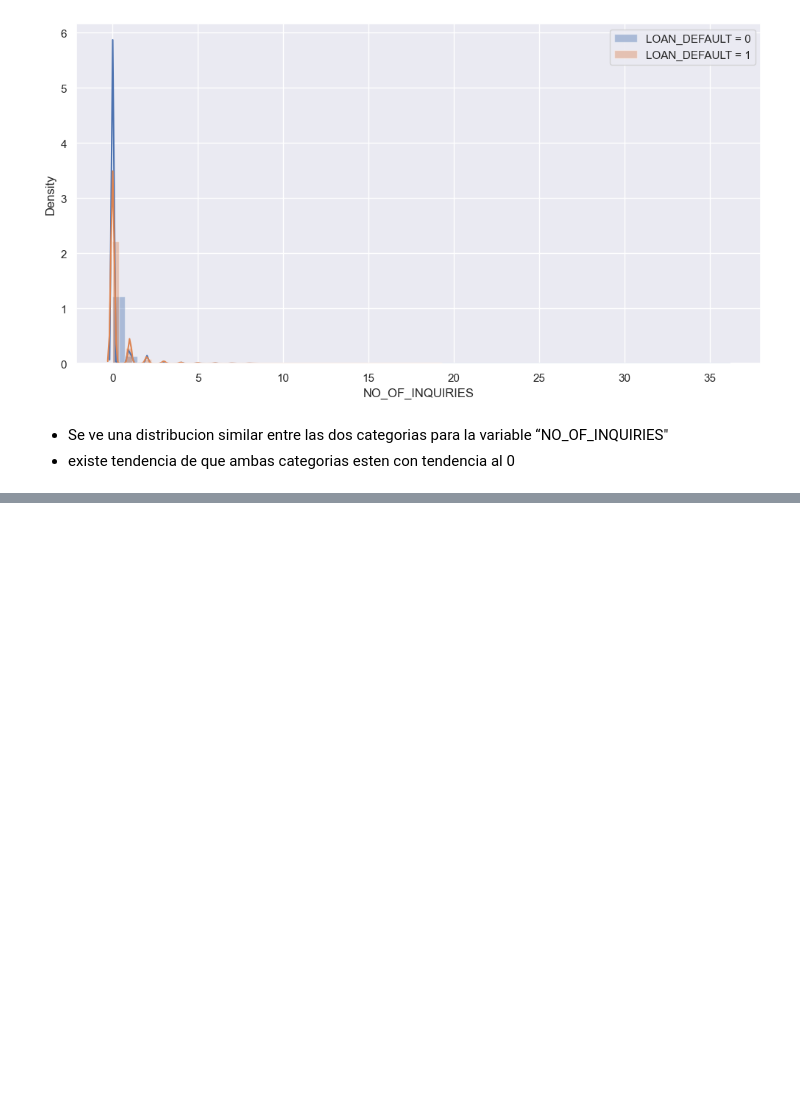
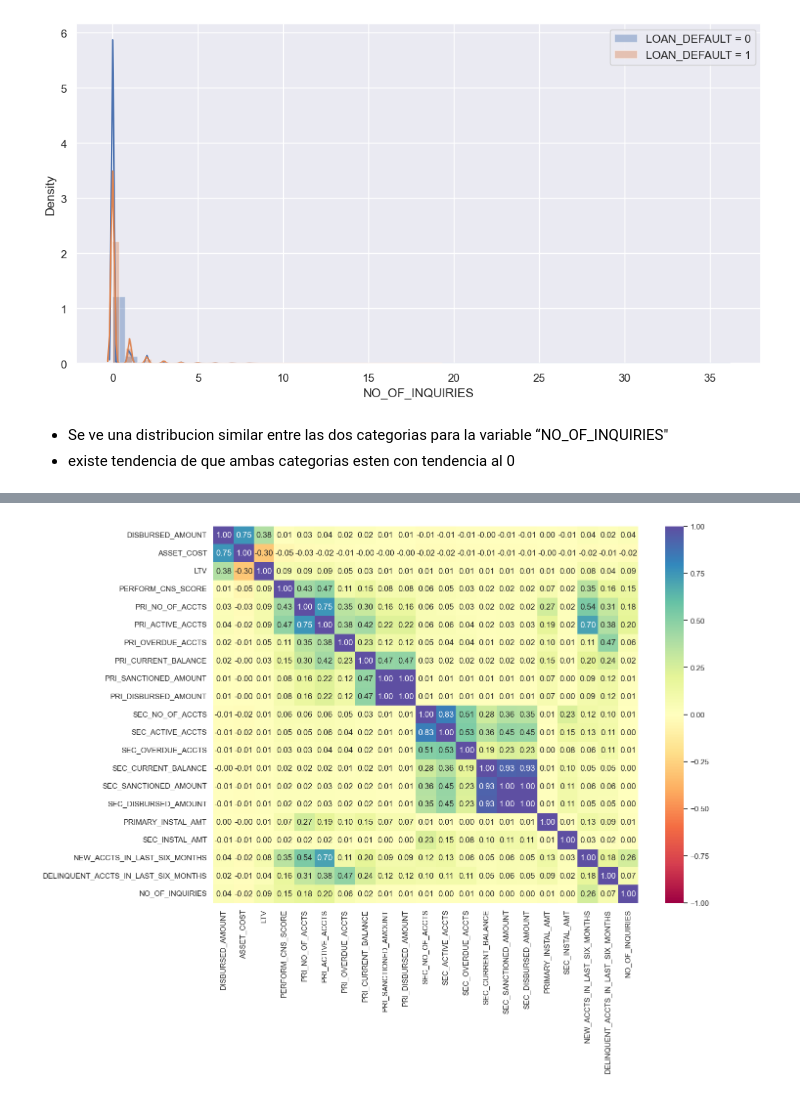
Before and after one commit to GabVergara/Alkemy, a Jupyter notebook: Prueba_alkemy.ipynb, the cells around one changed output, grey strips where cells are left out. Saved outputs shown, nothing was run; the diff lists cells and outputs as text; code cells hidden in the pictures; blank space fills up the shorter version.

```diff
--- a/Prueba_alkemy.ipynb
+++ b/Prueba_alkemy.ipynb
@@ -1229,0 +1247,28 @@ meee(df,'NO_OF_INQUIRIES')
+# %%
+coso = ['DISBURSED_AMOUNT',
+        'ASSET_COST',
+        'LTV',
+        'PERFORM_CNS_SCORE',
+        'PRI_NO_OF_ACCTS',
+        'PRI_ACTIVE_ACCTS',
+        'PRI_OVERDUE_ACCTS',
+        'PRI_CURRENT_BALANCE',
+        'PRI_SANCTIONED_AMOUNT',
+        'PRI_DISBURSED_AMOUNT',
+        'SEC_NO_OF_ACCTS',
+        'SEC_ACTIVE_ACCTS',
+        'SEC_OVERDUE_ACCTS',
+        'SEC_CURRENT_BALANCE',
+        'SEC_SANCTIONED_AMOUNT',
+        'SEC_DISBURSED_AMOUNT',
+        'PRIMARY_INSTAL_AMT',
+        'SEC_INSTAL_AMT',
+        'NEW_ACCTS_IN_LAST_SIX_MONTHS',
+        'DELINQUENT_ACCTS_IN_LAST_SIX_MONTHS',
+        'NO_OF_INQUIRIES']
+
+plt.figure(figsize=(14, 10))
+sns.heatmap(df[coso].corr(), annot=True, vmin=-1, vmax=1, fmt=".2f", cmap="Spectral")
+plt.show()
+# %% [output]
+[figure, added]
```
Also changed, not shown: parts of 17 cells of this notebook.
